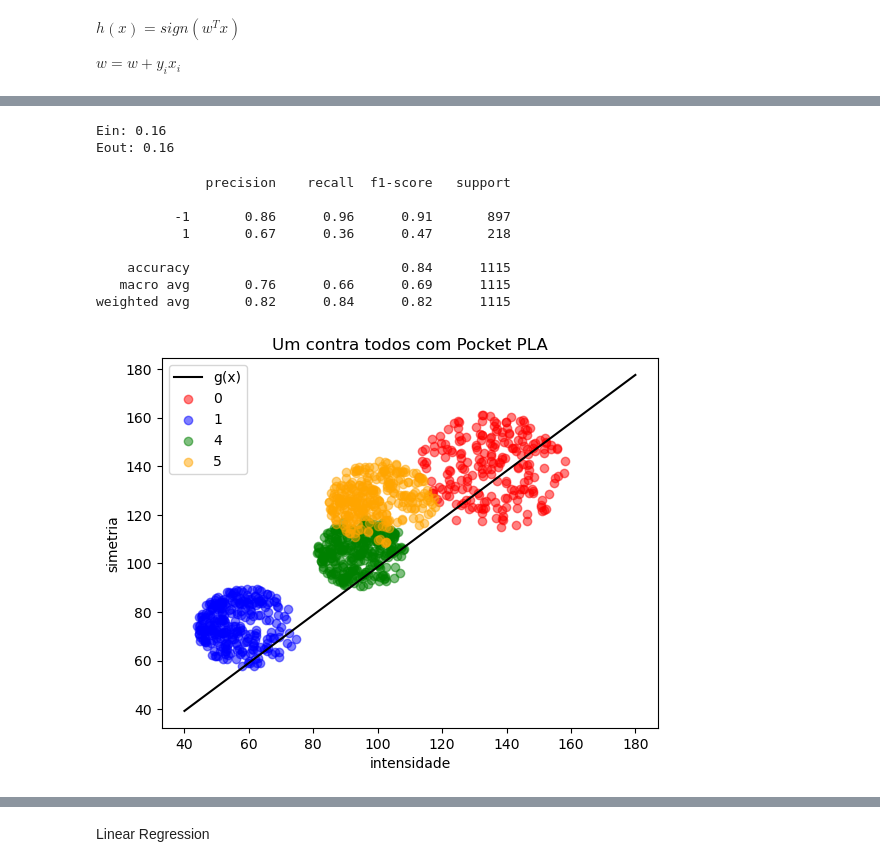
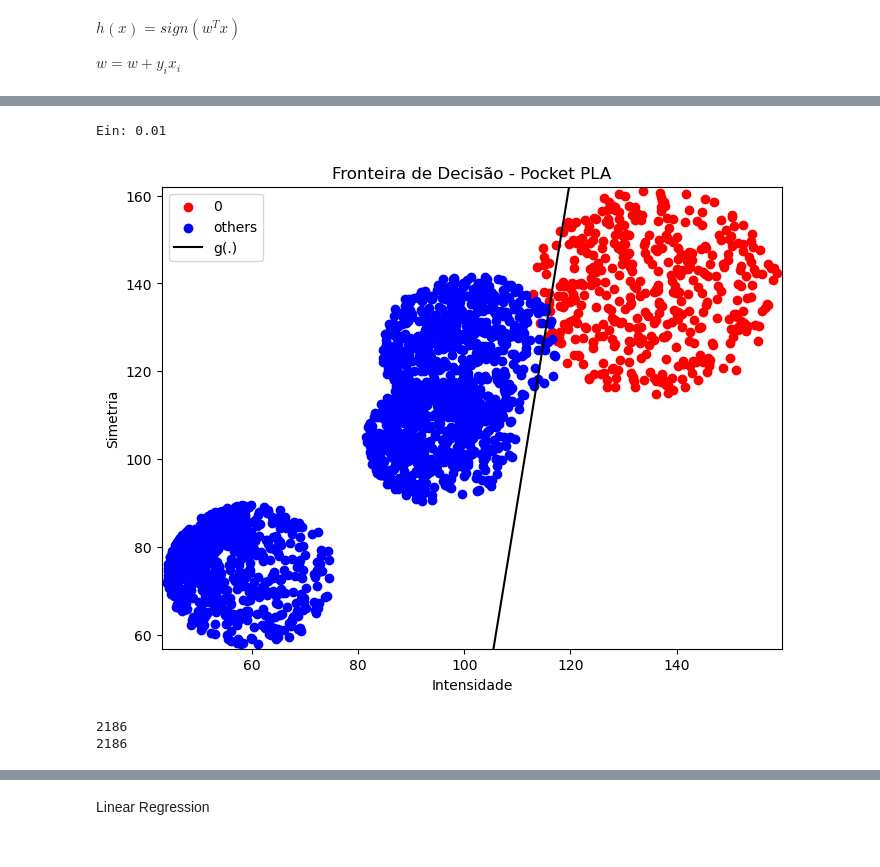
Before and after one commit to adriel1ft/reconhecimento_padroes, a Jupyter notebook: 1xtodos_adriel.ipynb, the cells around one changed output, grey strips where cells are left out. Cells and saved outputs as stored; diff of their text form; code cells hidden in the pictures.

```diff
--- a/1xtodos_adriel.ipynb
+++ b/1xtodos_adriel.ipynb
@@ -19,3 +19,8 @@ y_train = train_redu['label']
 
 X_test = [(x,y) for x, y in zip(test_redu['intensidade'], test_redu['simetria'])]
 y_test = test_redu['label']
+# %%
+X_train = np.array(X_train)
+y_train_initial = np.array(y_train_initial)
+X_test = np.array(X_test)
+y_test_initial = np.array(y_test)
@@ -21,0 +29,10 @@ y_test = test_redu['label']
+# %%
+classes = np.unique(y_train_initial)
+
+def classe_digito(digi, y_train = y_train_initial):
+
+    # digi é o digito q eu quero usar no 1 para todos naquele momento
+
+    y_train_bin = np.where(y_train == digi, 1, -1)
+
+    return y_train_bin
@@ -88,9 +82,0 @@ class PocketPla():
-# %%
-X_train = np.array(X_train)
-y_train = np.array(y_train)
-y_train_transformed = np.where(y_train == 0, 1, -1) # transformando 1 em 1 e 5 em -1
-n = X_train.shape[0]
-PLA = PocketPla(n)
-PLA.fit(X_train, y_train_transformed)
-w = PLA.getW()
-w
@@ -113,0 +156,9 @@ accuracy
+# %%
+# Como você chama a classe:
+n = X_train.shape[0]  # Tamanho da amostra
+
+PLA_0 = PocketPla(600000)
+y_train_0 = classe_digito(0)  # Classe binária para o dígito 0
+#y_test_0 = np.where(y_test == 0, 1, -1)
+PLA_0.fit(X_train, y_train_0)
+y_pred_0 = PLA_0.predict(X_train)
@@ -114,37 +167,8 @@ accuracy
 # %%
-ein = PLA.getBestEin(X_train)
-eout = np.mean(y_pred != y_test_transformed)
+ein = PLA_0.best_eIN / n
+#eout = np.mean(y_pred_0 != y_test_0)
 
 print(f'Ein: {ein:.2f}')
-print(f'Eout: {eout:.2f}')
+#print(f'Eout: {eout:.2f}')
 # %% [output]
-Ein: 0.16
-Eout: 0.16
+Ein: 0.01
-# %%
-print(classification_report(y_test_transformed, y_pred))
-# %% [output]
-              precision    recall  f1-score   support
-
-          -1       0.86      0.96      0.91       897
-           1       0.67      0.36      0.47       218
-
-    accuracy                           0.84      1115
-   macro avg       0.76      0.66      0.69      1115
-weighted avg       0.82      0.84      0.82      1115
-# %%
-label_0 = test_redu[test_redu['label'] == 0]
-label_others = test_redu[test_redu['label'] != 0]
-
-
-xOri = [40, 180]
-yOri = [PLA.getOriginalY(xOri[0]), PLA.getOriginalY(xOri[1])]
-plt.plot(xOri, yOri, label='g(x)',color='black')
-plt.scatter(label_0['intensidade'], label_0['simetria'],color='red', label='0', alpha=0.5)
-plt.scatter(label_others['intensidade'], label_others['simetria'],color='blue', label='1', alpha=0.5)
-plt.xlabel('intensidade')
-plt.ylabel('simetria')
-plt.title('Um contra todos com Pocket PLA')
-plt.legend()
-plt.show()
-# %% [output]
-[figure, removed]
@@ -150,0 +177,10 @@ plt.show()
+# %%
+PLA_0.plot_decision_boundary(X_train, y_train_0, 0)
+# %% [output]
+[figure, added]
+# %%
+print(len(y_train_initial))
+print(len(y_pred_0))
+# %% [output]
+2186
+2186
```
Also changed, not shown: parts of 27 cells of this notebook.
